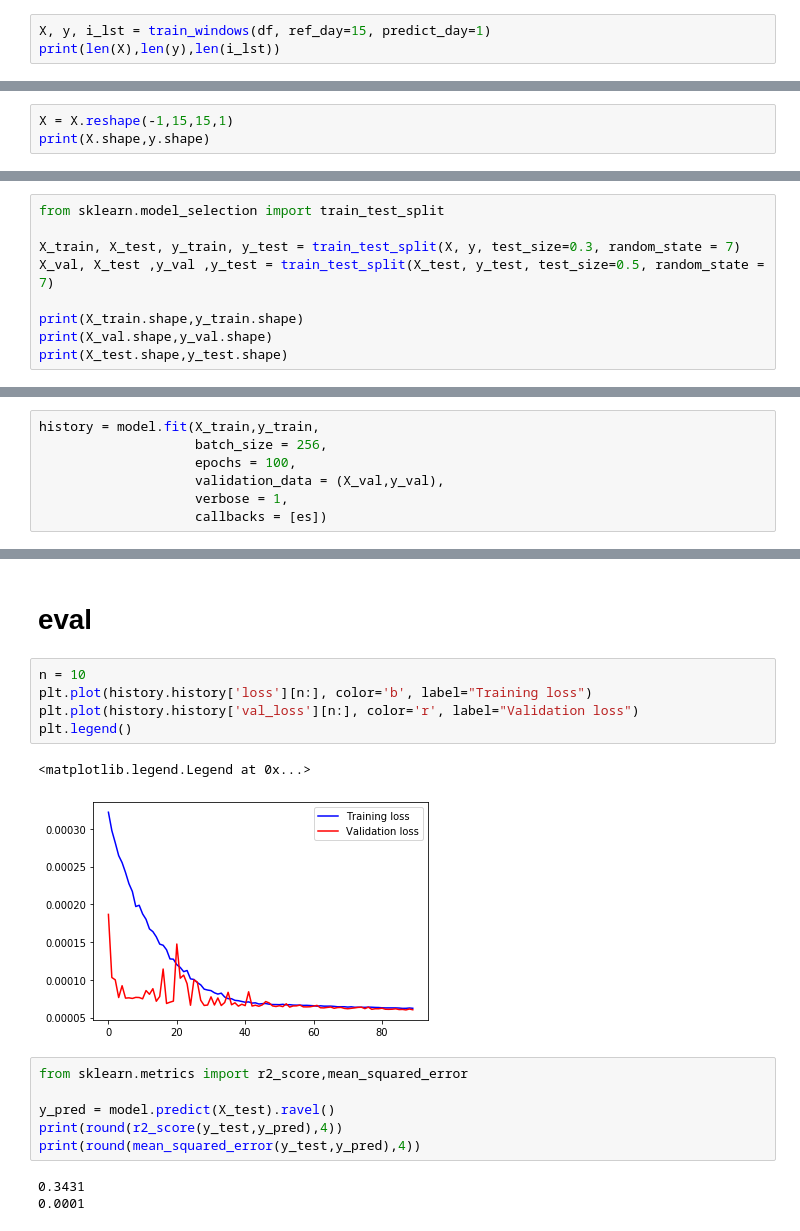
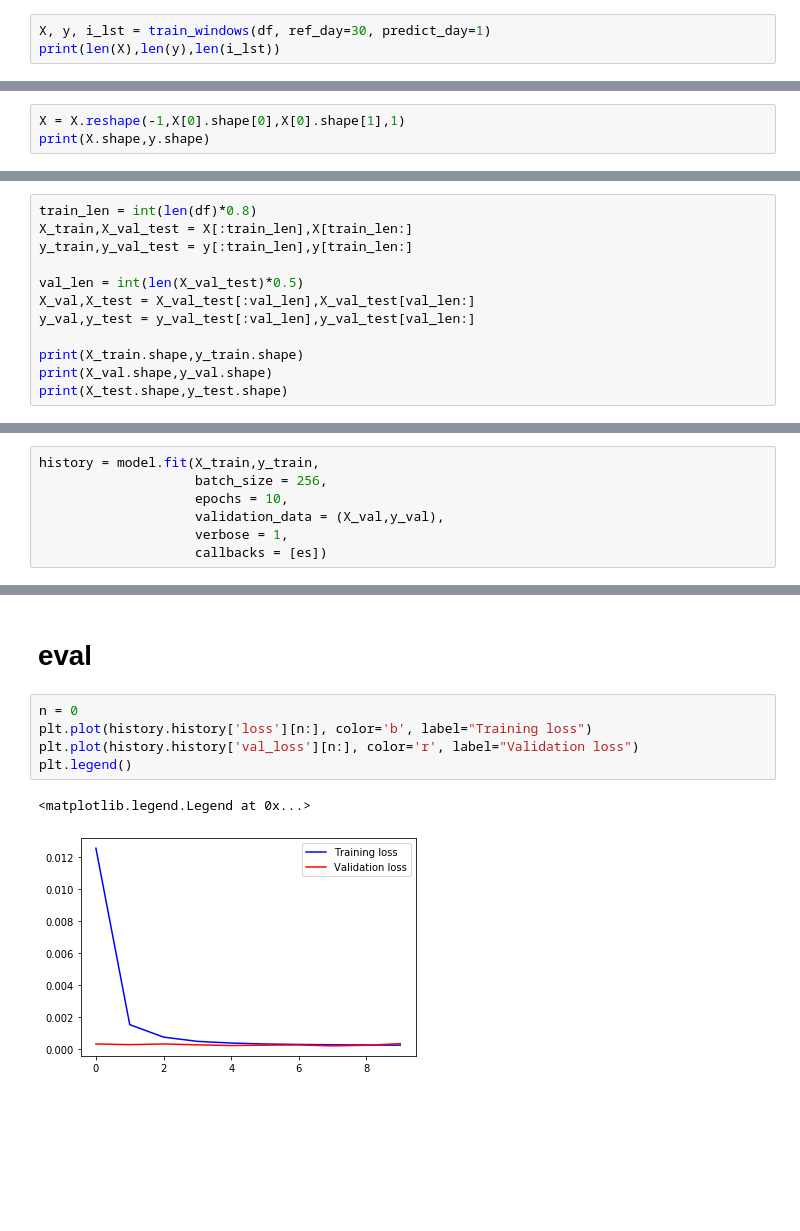
Before and after one commit to skywalker0803r/pa, a Jupyter notebook: cnn-time-stack.ipynb, the cells around one changed output, grey strips where cells are left out. Drawn from its saved outputs; the diff is of its cells as text; blank space fills up the shorter version.

```diff
--- a/cnn-time-stack.ipynb
+++ b/cnn-time-stack.ipynb
@@ -68,7 +72,7 @@ def train_windows(df, ref_day=15, predict_day=1):
         i_lst.append(df.iloc[i+ref_day:i+ref_day+predict_day].index[0])
     return np.array(X_train), np.array(Y_train), i_lst
 # %%
-X, y, i_lst = train_windows(df, ref_day=15, predict_day=1)
+X, y, i_lst = train_windows(df, ref_day=30, predict_day=1)
 print(len(X),len(y),len(i_lst))
 # %% [output]
 Please use `tqdm.notebook.tqdm` instead of `tqdm.tqdm_notebook`
@@ -100,6 +106,6 @@ for i in range(0,9):
 # %% [markdown]
 # reshape
 # %%
-X = X.reshape(-1,15,15,1)
+X = X.reshape(-1,X[0].shape[0],X[0].shape[1],1)
 print(X.shape,y.shape)
 # %% [output]
@@ -107,10 +113,13 @@ print(X.shape,y.shape)
 # %% [markdown]
 # split
 # %%
-from sklearn.model_selection import train_test_split
+train_len = int(len(df)*0.8)
+X_train,X_val_test = X[:train_len],X[train_len:]
+y_train,y_val_test = y[:train_len],y[train_len:]
 
-X_train, X_test, y_train, y_test = train_test_split(X, y, test_size=0.3, random_state = 7)
-X_val, X_test ,y_val ,y_test = train_test_split(X_test, y_test, test_size=0.5, random_state = 7)
+val_len = int(len(X_val_test)*0.5)
+X_val,X_test = X_val_test[:val_len],X_val_test[val_len:]
+y_val,y_test = y_val_test[:val_len],y_val_test[val_len:]
 
 print(X_train.shape,y_train.shape)
 print(X_val.shape,y_val.shape)
@@ -171,7 +180,7 @@ es = EarlyStopping(monitor='val_loss',min_delta=0,patience=10,mode='min')
 # %%
 history = model.fit(X_train,y_train,
                     batch_size = 256,
-                    epochs = 100,
+                    epochs = 10,
                     validation_data = (X_val,y_val),
                     verbose = 1,
                     callbacks = [es])
@@ -196,19 +205,10 @@ Epoch 100/100
 # %% [markdown]
 # eval
 # %%
-n = 10
+n = 0
 plt.plot(history.history['loss'][n:], color='b', label="Training loss")
 plt.plot(history.history['val_loss'][n:], color='r', label="Validation loss")
 plt.legend()
 # %% [output]
 <matplotlib.legend.Legend at 0x...>
-[figure, old version]
+[figure, new version]
-# %%
-from sklearn.metrics import r2_score,mean_squared_error
-
-y_pred = model.predict(X_test).ravel()
-print(round(r2_score(y_test,y_pred),4))
-print(round(mean_squared_error(y_test,y_pred),4))
-# %% [output]
-0.3431
-0.0001
```
Also changed, not shown: parts of 18 cells of this notebook.
